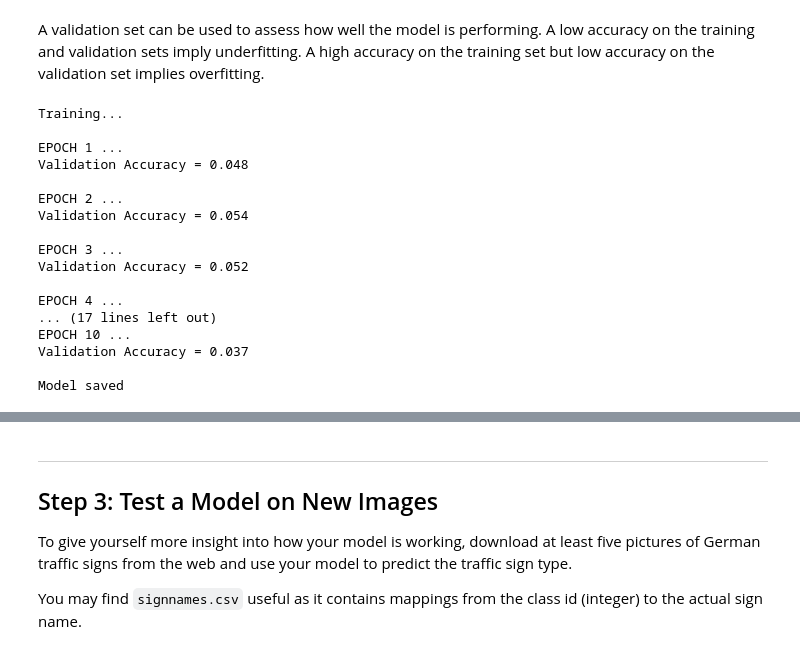
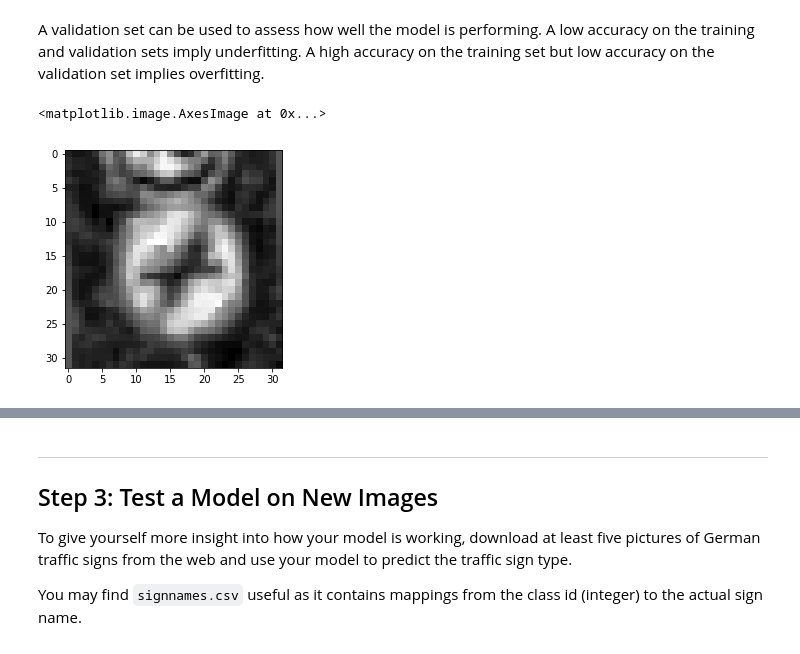
Before and after one commit to corrado9999/CarND-Traffic-Sign-Classifier-Project, a Jupyter notebook: Traffic_Sign_Classifier.ipynb, the cells around one changed output, grey strips where cells are left out. Drawn from its saved outputs; the diff is of its cells as text; code cells hidden in the pictures.

```diff
--- a/Traffic_Sign_Classifier.ipynb
+++ b/Traffic_Sign_Classifier.ipynb
@@ -265,9 +370,11 @@ sets imply underfitting. A high accuracy on the training set but low accuracy on
 ### the accuracy on the test set should be calculated and reported as well.
 ### Feel free to use as many code cells as needed.
 # %%
-x = tf.placeholder(tf.float32, (None, 32, 32, 1))
+tf.reset_default_graph()
+x = tf.placeholder(tf.float32, (None, 32, 32, X_train.shape[-1]))
 y = tf.placeholder(tf.int32, (None))
-one_hot_y = tf.one_hot(y, max(signnames))
+is_training = tf.placeholder(tf.bool, name='is_training')
+one_hot_y = tf.one_hot(y, n_classes)
 # %%
 rate = 0.001
 
@@ -297,40 +404,12 @@ EPOCHS = 10
 BATCH_SIZE = 128
-# %%
-with tf.Session() as sess:
-    sess.run(tf.global_variables_initializer())
-    num_examples = len(train_features)
-
-    print("Training...")
-    print()
-    for i in range(EPOCHS):
-        train_features, y_train = shuffle(train_features, y_train)
-        for offset in range(0, num_examples, BATCH_SIZE):
-            end = offset + BATCH_SIZE
-            batch_x, batch_y = train_features[offset:end], y_train[offset:end]
-            sess.run(training_operation, feed_dict={x: batch_x, y: batch_y})
-
-        validation_accuracy = evaluate(valid_features, y_valid)
-        print("EPOCH {} ...".format(i+1))
-        print("Validation Accuracy = {:.3f}".format(validation_accuracy))
-        print()
-
-    saver.save(sess, './lenet')
-    print("Model saved")
-# %% [output]
-Training...
-
-EPOCH 1 ...
-Validation Accuracy = 0.048
-
-EPOCH 2 ...
-Validation Accuracy = 0.054
-
-EPOCH 3 ...
-Validation Accuracy = 0.052
-
-EPOCH 4 ...
-... (17 lines left out)
-EPOCH 10 ...
-Validation Accuracy = 0.037
-
-Model saved
+# %%
+import skimage.transform
+sx, sy, rot, shr = np.random.randn(4) \
+                   * [.2, .2, np.radians(30), np.radians(30)] / 3 \
+                   + [1, 1, 0, 0]
+recenter = skimage.transform.SimilarityTransform(translation=[-x/2 for x in X_train.shape[1:3]])
+affine = recenter + skimage.transform.AffineTransform(None, (sx,sy), rot, shr, -recenter.translation)
+plt.imshow(skimage.transform.warp(X_train[0,...,0], affine.inverse), cmap='gray')
+# %% [output]
+<matplotlib.image.AxesImage at 0x...>
+[figure, added]
```
Also changed, not shown: parts of 12 cells of this notebook.
